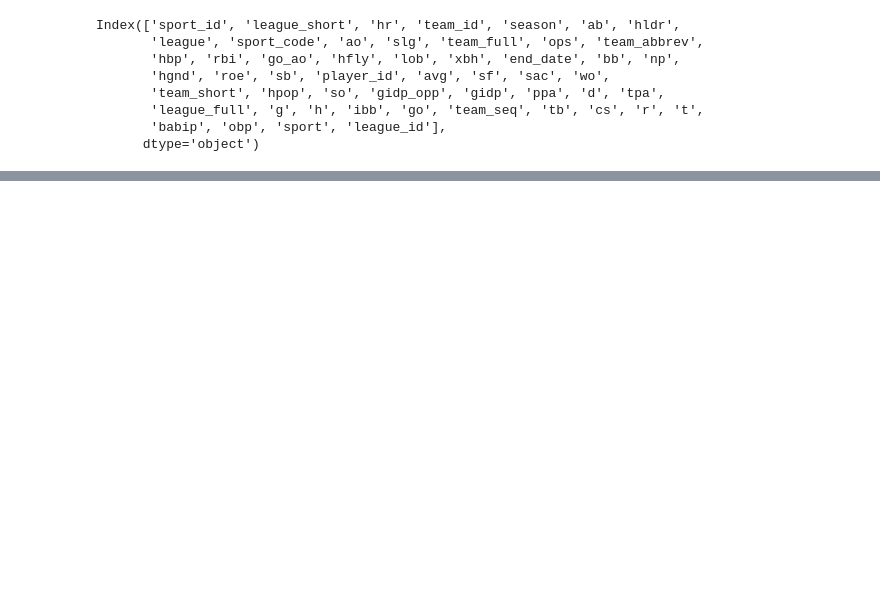
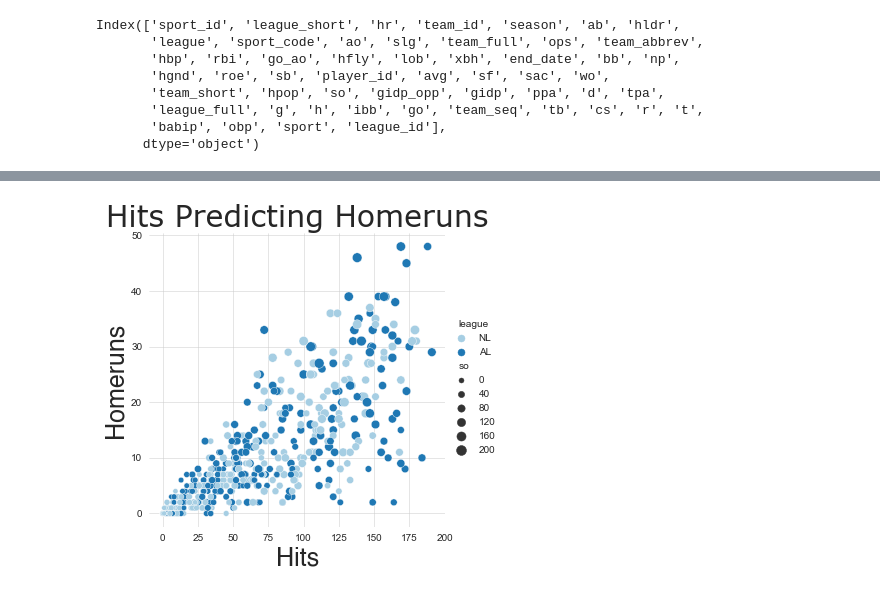
Before and after one commit to dxday45/projects, a Jupyter notebook: data_visualizations.ipynb, the cells around one changed output, grey strips where cells are left out. Drawn from its saved outputs; the diff is of its cells as text; code cells hidden in the pictures; blank space fills up the shorter version.

Commit message:
Updating data visulizations for MLB stats in python

```diff
--- a/data_visualizations.ipynb
+++ b/data_visualizations.ipynb
@@ -40,0 +47,9 @@ g.set_axis_labels('Hits', '# of Players', size = 20, fontstyle = 'italic', famil
+# %%
+sns.set_style('whitegrid')
+sns.set_palette('Paired')
+g = sns.relplot(x = 'h', y = 'hr', hue = 'league', data = hitting, size = 'so')
+plt.title('Hits Predicting Homeruns', size = 30, family = 'Verdana')
+g.set_axis_labels('Hits', 'Homeruns', size = 25, family = 'Helvetica')
+plt.show()
+# %% [output]
+[figure, added]
```
Also changed, not shown: parts of 8 cells of this notebook.
